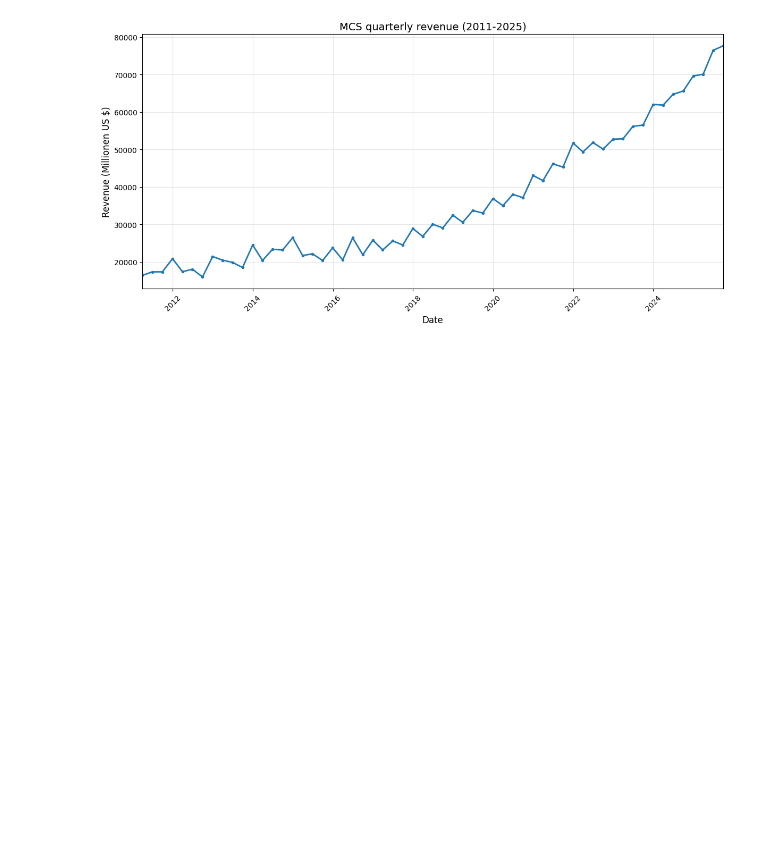
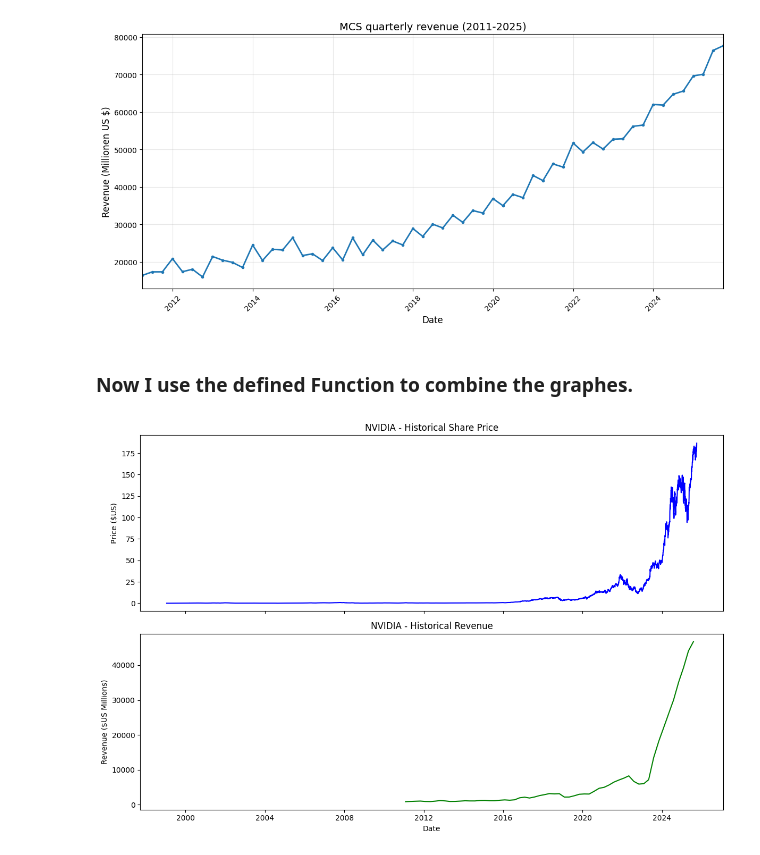
Before and after one commit to timleiler/Stock-market-analysis, a Jupyter notebook: Stock_market_analysis_code.ipynb, the cells around one changed output. Drawn from its saved outputs; the diff is of its cells as text; code cells hidden in the pictures; blank space fills up the shorter version.

```diff
--- a/Stock_market_analysis_code.ipynb
+++ b/Stock_market_analysis_code.ipynb
@@ -328,3 +328,15 @@ finally:
     driver.quit()
 # %% [output]
 [figure]
+# %% [markdown]
+### Now I use the defined Function to combine the graphes.
+# %%
+nvda = yf.Ticker("NVDA")
+stock_data = nvda.history(period="max")
+stock_data = stock_data.reset_index()
+
+revenue_data = nvidia_revenue
+
+make_graph(stock_data, revenue_data, "NVIDIA")
+# %% [output]
+[figure, added]
```
